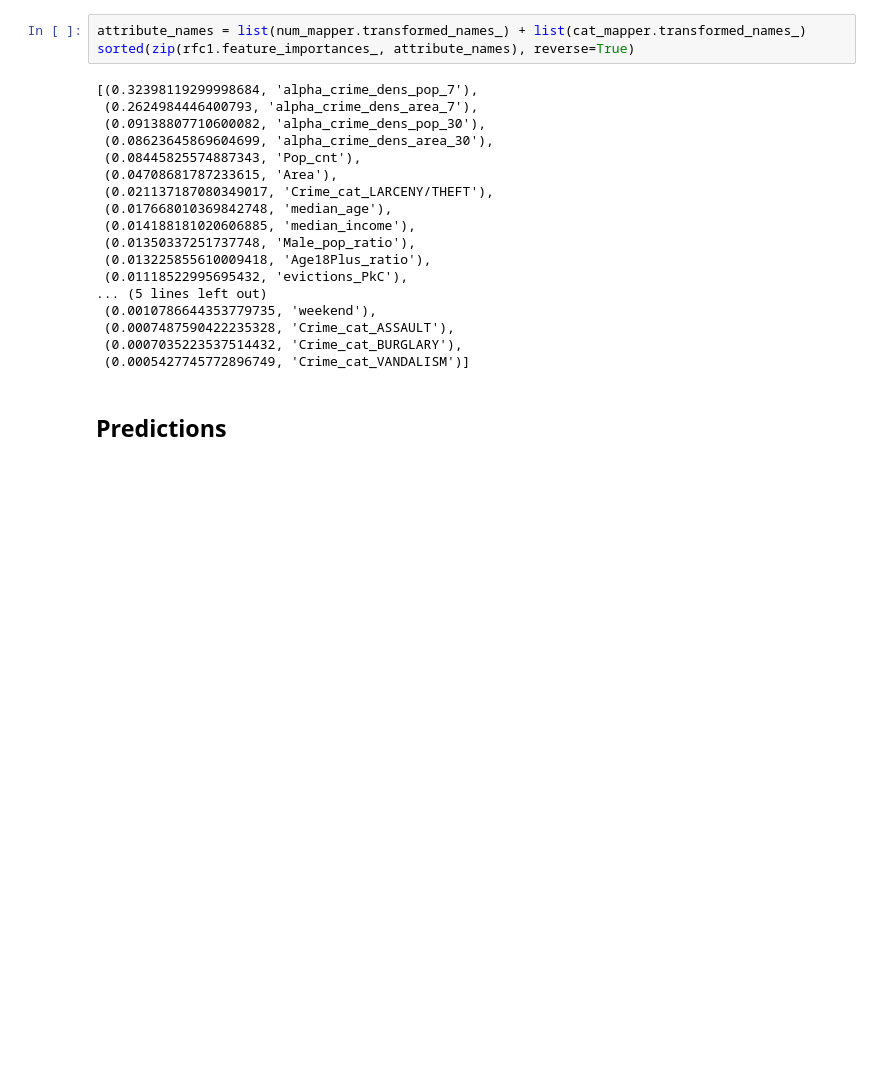
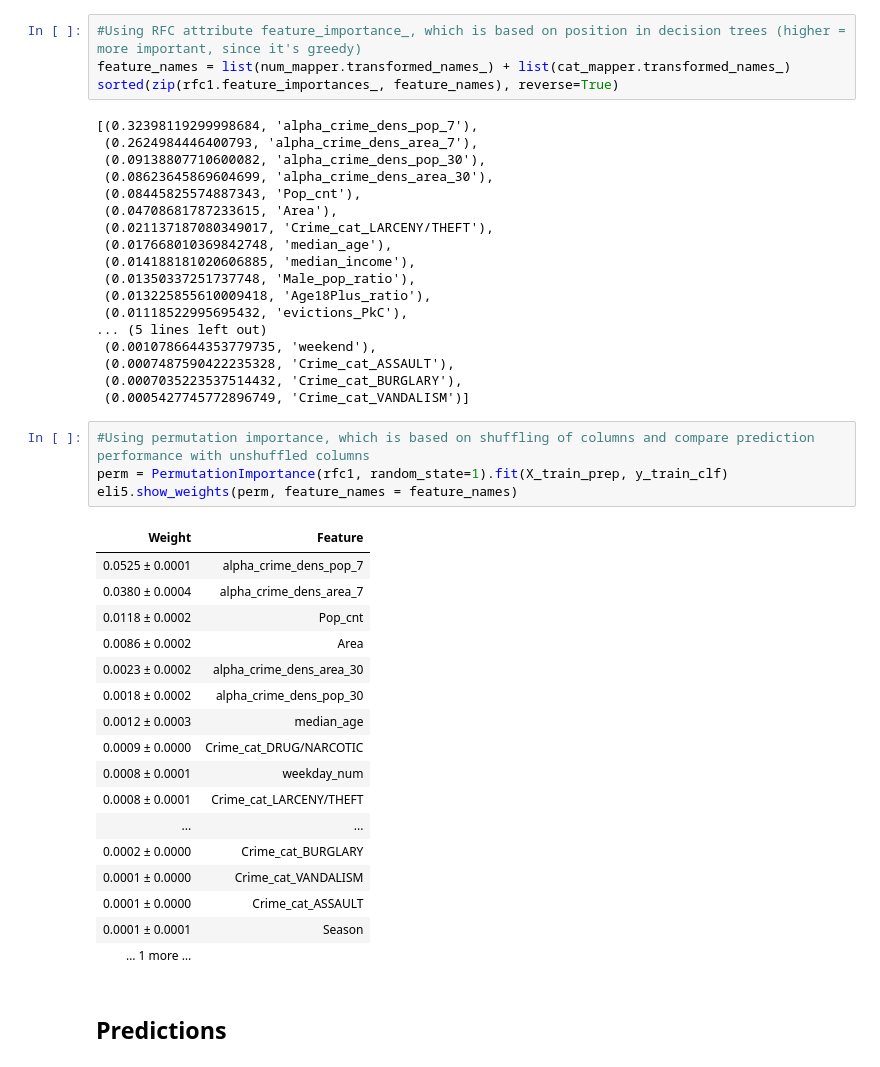
Before and after one commit to perjonasam/Crime_prediction_SF, a Jupyter notebook: Crime_pred_SF.ipynb, the cells around one changed output. Saved outputs shown, nothing was run; the diff lists cells and outputs as text; blank space fills up the shorter version.

Commit message:
Added permutation feature importance and other small changes

```diff
--- a/Crime_pred_SF.ipynb
+++ b/Crime_pred_SF.ipynb
@@ -921,8 +923,9 @@ sns.violinplot(x="Crime_cat", y="proba", hue='train_test', data=pd.concat([plot_
 # %% [markdown]
 ### Feature importance
 # %%
-attribute_names = list(num_mapper.transformed_names_) + list(cat_mapper.transformed_names_)
-sorted(zip(rfc1.feature_importances_, attribute_names), reverse=True)
+#Using RFC attribute feature_importance_, which is based on position in decision trees (higher = more important, since it's greedy)
+feature_names = list(num_mapper.transformed_names_) + list(cat_mapper.transformed_names_)
+sorted(zip(rfc1.feature_importances_, feature_names), reverse=True)
 # %% [output]
 [(0.32398119299998684, 'alpha_crime_dens_pop_7'),
  (0.2624984446400793, 'alpha_crime_dens_area_7'),
@@ -941,6 +944,28 @@ sorted(zip(rfc1.feature_importances_, attribute_names), reverse=True)
  (0.0007487590422235328, 'Crime_cat_ASSAULT'),
  (0.0007035223537514432, 'Crime_cat_BURGLARY'),
  (0.0005427745772896749, 'Crime_cat_VANDALISM')]
+# %%
+#Using permutation importance, which is based on shuffling of columns and compare prediction performance with unshuffled columns
+perm = PermutationImportance(rfc1, random_state=1).fit(X_train_prep, y_train_clf)
+eli5.show_weights(perm, feature_names = feature_names)
+# %% [output]
+| Weight | Feature |
+| 0.0525 ± 0.0001 | alpha_crime_dens_pop_7 |
+| 0.0380 ± 0.0004 | alpha_crime_dens_area_7 |
+| 0.0118 ± 0.0002 | Pop_cnt |
+| 0.0086 ± 0.0002 | Area |
+| 0.0023 ± 0.0002 | alpha_crime_dens_area_30 |
+| 0.0018 ± 0.0002 | alpha_crime_dens_pop_30 |
+| 0.0012 ± 0.0003 | median_age |
+| 0.0009 ± 0.0000 | Crime_cat_DRUG/NARCOTIC |
+| 0.0008 ± 0.0001 | weekday_num |
+| 0.0008 ± 0.0001 | Crime_cat_LARCENY/THEFT |
+| ... | ... |
+| 0.0002 ± 0.0000 | Crime_cat_BURGLARY |
+| 0.0001 ± 0.0000 | Crime_cat_VANDALISM |
+| 0.0001 ± 0.0000 | Crime_cat_ASSAULT |
+| 0.0001 ± 0.0001 | Season |
+| … 1 more … |  |
 # %% [markdown]
 ## Predictions
 # %% [markdown]
```
Also changed, not shown: parts of 3 cells of this notebook.
